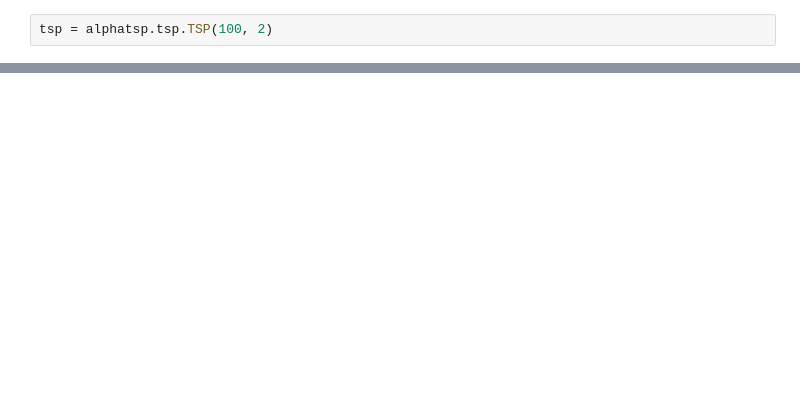
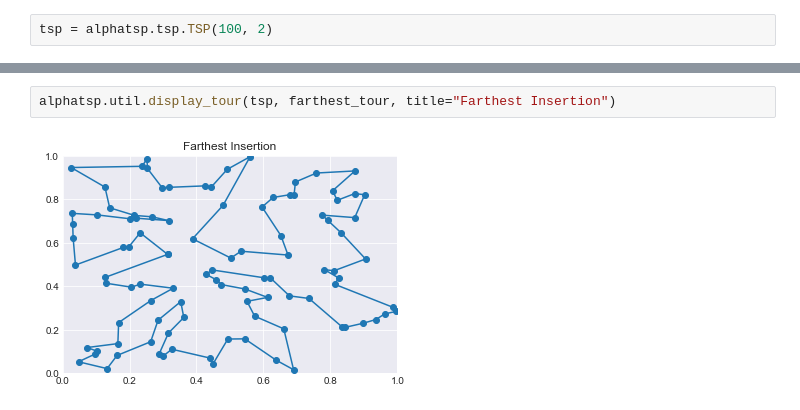
Before and after one commit to flixpar/AlphaTSP, a Jupyter notebook: notebooks/insertion.ipynb, the cells around one changed output, grey strips where cells are left out. Drawn from its saved outputs; the diff is of its cells as text; blank space fills up the shorter version.

```diff
--- a/notebooks/insertion.ipynb
+++ b/notebooks/insertion.ipynb
@@ -81,0 +169,4 @@ print(optimal_distance)
+# %%
+alphatsp.util.display_tour(tsp, farthest_tour, title="Farthest Insertion")
+# %% [output]
+[figure, added]
```
Also changed, not shown: parts of 8 cells of this notebook, 1 other file.
